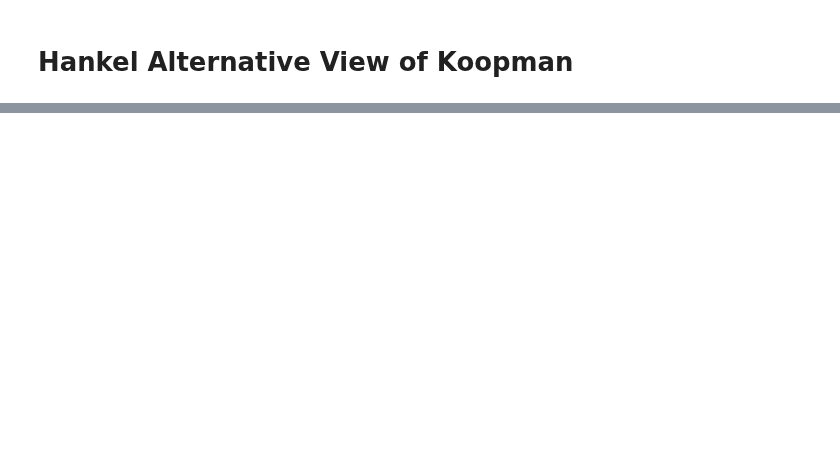
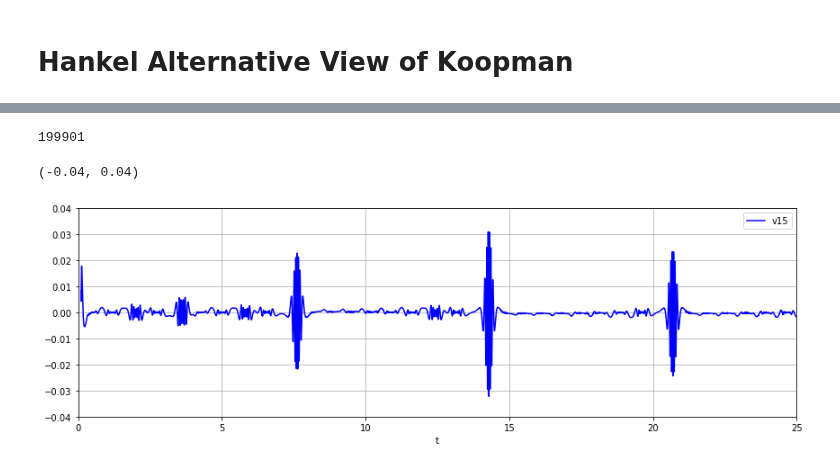
Before and after one commit to dynamicslab/pykoopman, a Jupyter notebook: examples/tutorial_havok.ipynb, the cells around one changed output, grey strips where cells are left out. Cells and saved outputs as stored; diff of their text form; code cells hidden in the pictures; blank space fills up the shorter version.

```diff
--- a/examples/tutorial_havok.ipynb
+++ b/examples/tutorial_havok.ipynb
@@ -80,0 +85,15 @@ fig.colorbar(im, ax=ax1)
+# %%
+u = model.regressor.forcing_signal
+print(len(u))
+
+fig, axs = plt.subplots(1, 1, tight_layout=True, figsize=(12, 4))
+axs.plot(t[n_delays:], u, '-b', label='v15')
+axs.grid()
+axs.set_xlabel('t')
+axs.legend(loc='best')
+plt.xlim([0, 25])
+plt.ylim([-.04, .04])
+# %% [output]
+199901
+(-0.04, 0.04)
+[figure, added]
```
Also changed, not shown: parts of 4 cells of this notebook, 1 other file.
